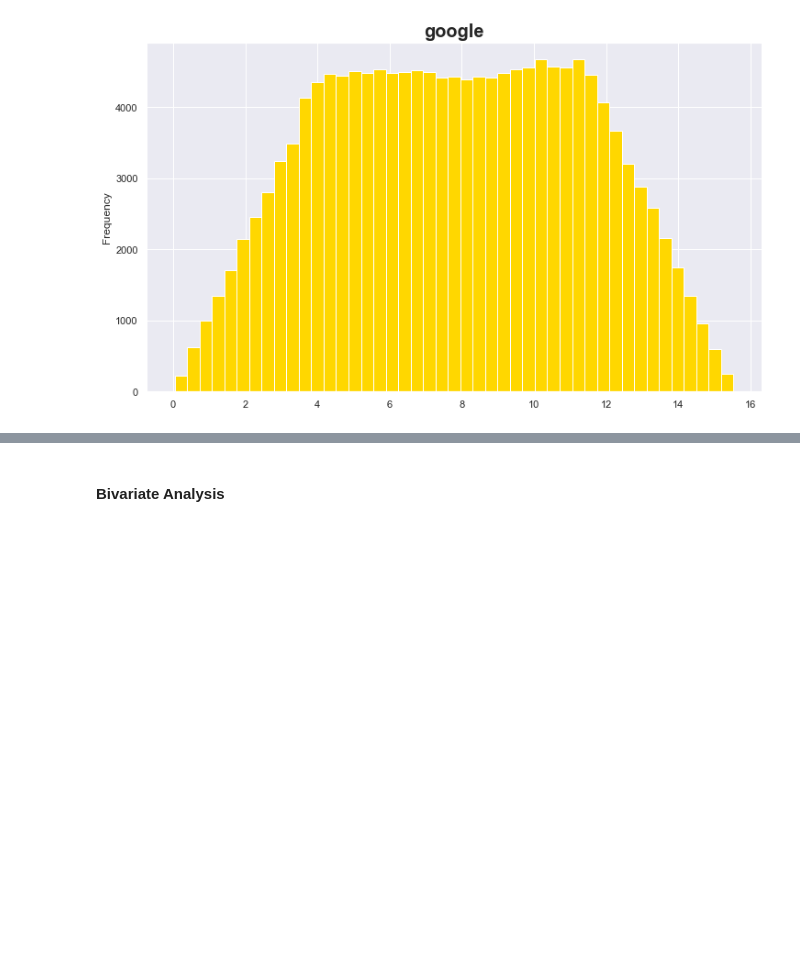
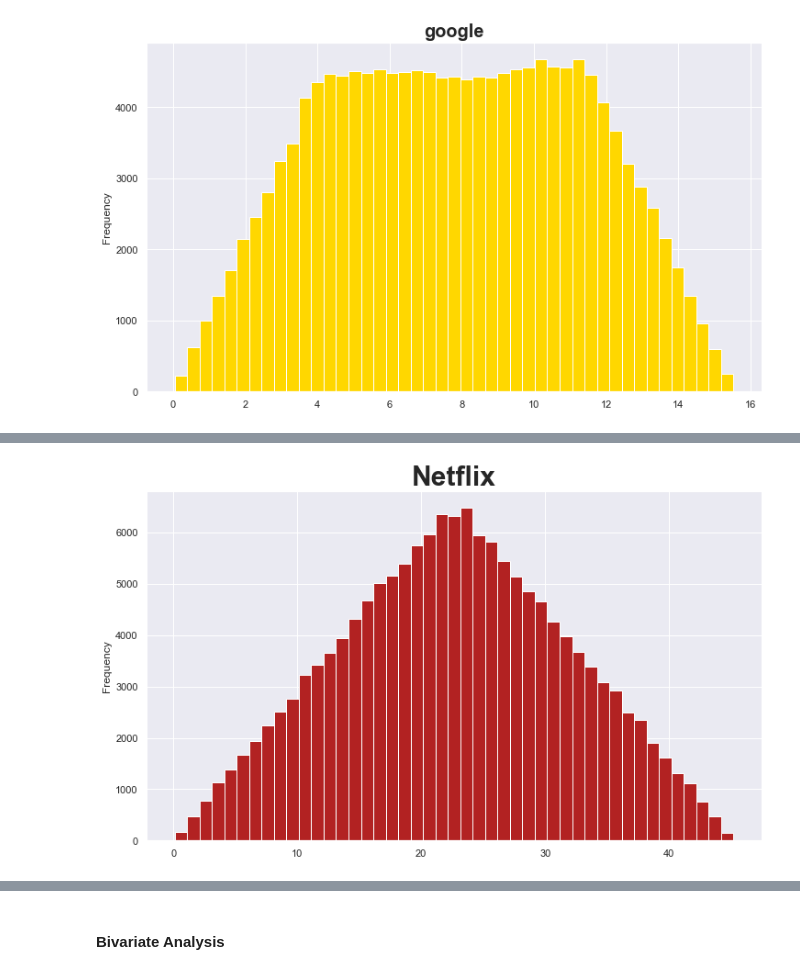
Before and after one commit to Melak2017/Telecommunication-Data-Analysis, a Jupyter notebook: Jup_Notebooks/Data_Exploration.ipynb, the cells around one changed output, grey strips where cells are left out. Drawn from its saved outputs; the diff is of its cells as text; code cells hidden in the pictures; blank space fills up the shorter version.

```diff
--- a/Jup_Notebooks/Data_Exploration.ipynb
+++ b/Jup_Notebooks/Data_Exploration.ipynb
@@ -260,0 +261,6 @@ plt.show()
+# %%
+numerical_features['netflix'].plot.hist(bins=45, color='firebrick', figsize=(12, 7))
+plt.title(f'Netflix', size=30, fontweight='bold')
+plt.show()
+# %% [output]
+[figure, added]
```
Also changed, not shown: parts of 3 cells of this notebook.
